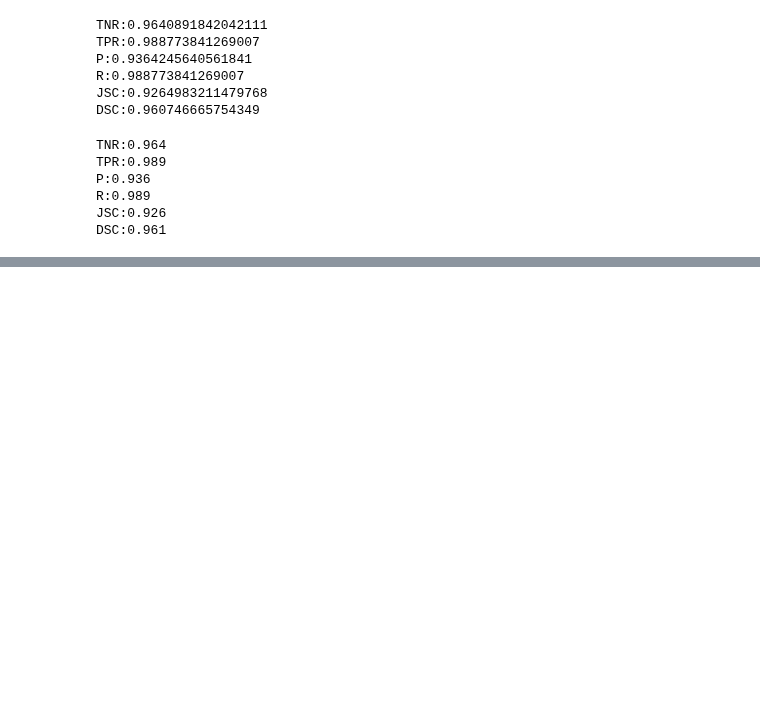
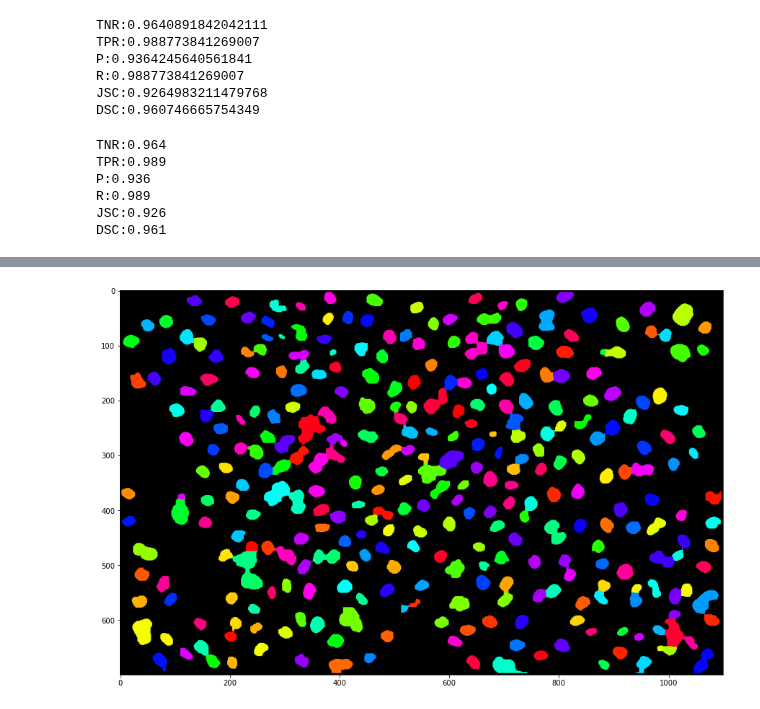
Before and after one commit to moates695/cs9517_Group_Project, a Jupyter notebook: marcus/tracking.ipynb, the cells around one changed output, grey strips where cells are left out. Saved outputs shown, nothing was run; the diff lists cells and outputs as text; code cells hidden in the pictures; blank space fills up the shorter version.

```diff
--- a/marcus/tracking.ipynb
+++ b/marcus/tracking.ipynb
@@ -964,3 +963,19 @@ P:0.936
 R:0.989
 JSC:0.926
 DSC:0.961
+# %%
+traGT = import_GT_TRA()
+# %%
+#centsGT = [[centroids(points(traGT[s][f], eight_bit=True)) for f in tqdm(range(NUM_IMAGES))] for s in [0,1]]
+cents = [[centroids(seg01[f][0]) for f in tqdm(range(NUM_IMAGES))], [centroids(seg02[f][0]) for f in tqdm(range(NUM_IMAGES))]]
+# %%
+traGT_pts = [[points(traGT[s][i], eight_bit=True) for i in tqdm(range(len(traGT[s])))] for s in range(2)]
+# %%
+total_num = 0
+false_centroids = 0
+for s in [0,1]:
+    for f in tqdm(range(NUM_IMAGES)):
+        for cent in cents[s][f].keys():
+            total_num += 1
+            if cent not in traGT_pts[s][f]:
+                false_centroids += 1
@@ -966,0 +1158,5 @@ DSC:0.961
+# %%
+img0 = segment2(imgs[1][-1])
+_ = colour_label_image(img0[0])
+# %% [output]
+[figure, added]
```
Also changed, not shown: parts of 12 cells of this notebook.
